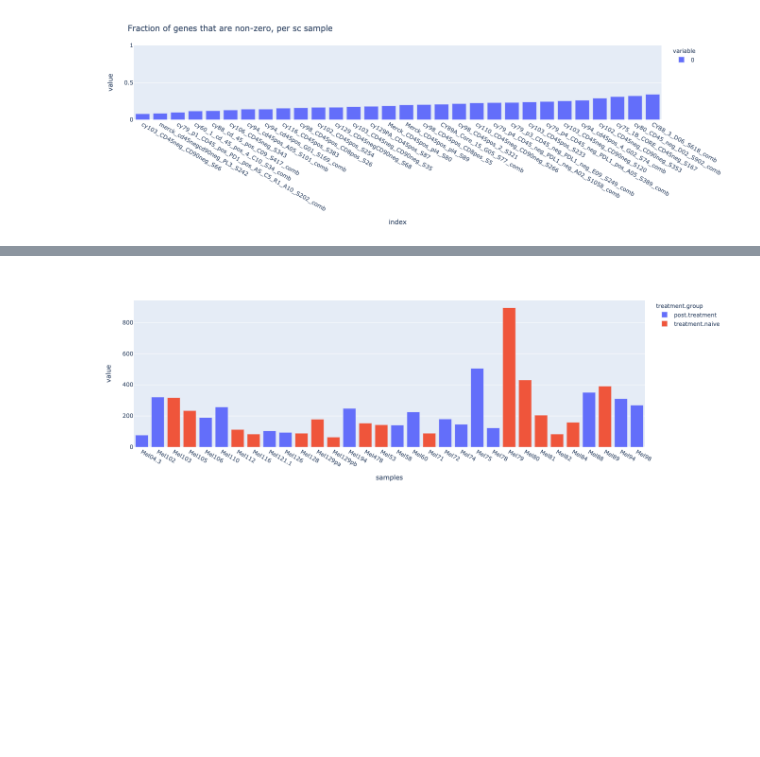
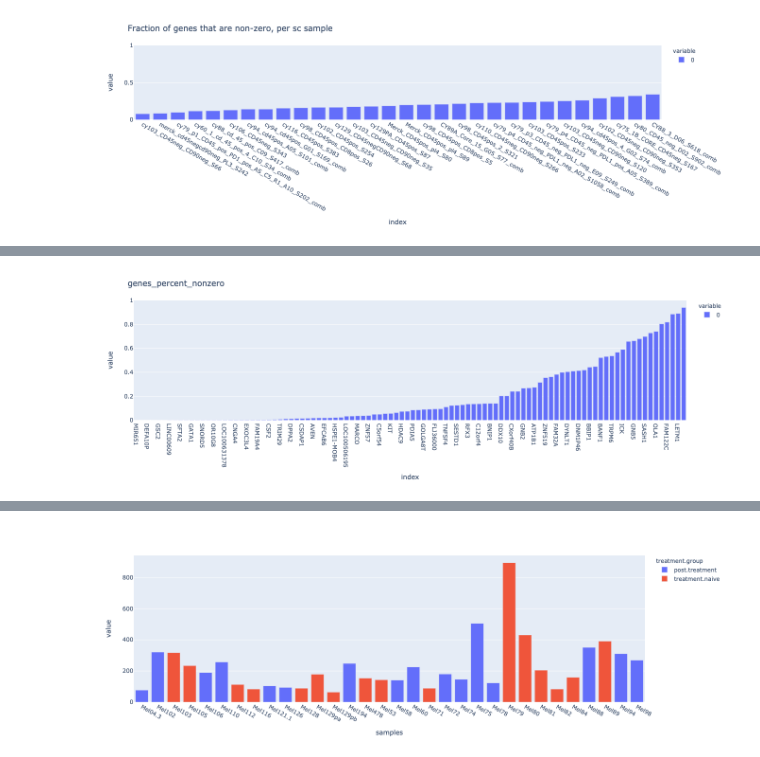
Before and after one commit to davidliu-lab/deconv, a Jupyter notebook: Load Derek's sc data from GEO.ipynb, the cells around one changed output, grey strips where cells are left out. Drawn from its saved outputs; the diff is of its cells as text; code cells hidden in the pictures; blank space fills up the shorter version.

```diff
--- a/Load Derek's sc data from GEO.ipynb
+++ b/Load Derek's sc data from GEO.ipynb
@@ -116,3 +100,6 @@ fig.update_yaxes(range=[0, 1])
 fig.show(renderer='jupyterlab+png')
 # %% [output]
 [figure]
+# %%
+genes_percent_nonzero = df_tpm.astype(bool).mean(axis=1)
+genes_percent_nonzero
@@ -119 +119,13 @@ fig.show(renderer='jupyterlab+png')
+# %%
+fig = px.bar(genes_percent_nonzero.sample(n=100).sort_values())
+
+fig.update_layout(
+    title='genes_percent_nonzero',
+)
+
+fig.update_yaxes(range=[0, 1])
+
+fig.show(renderer='jupyterlab+png')
+# %% [output]
+[figure, added]
 # %%
```
Also changed, not shown: parts of 6 cells of this notebook.
